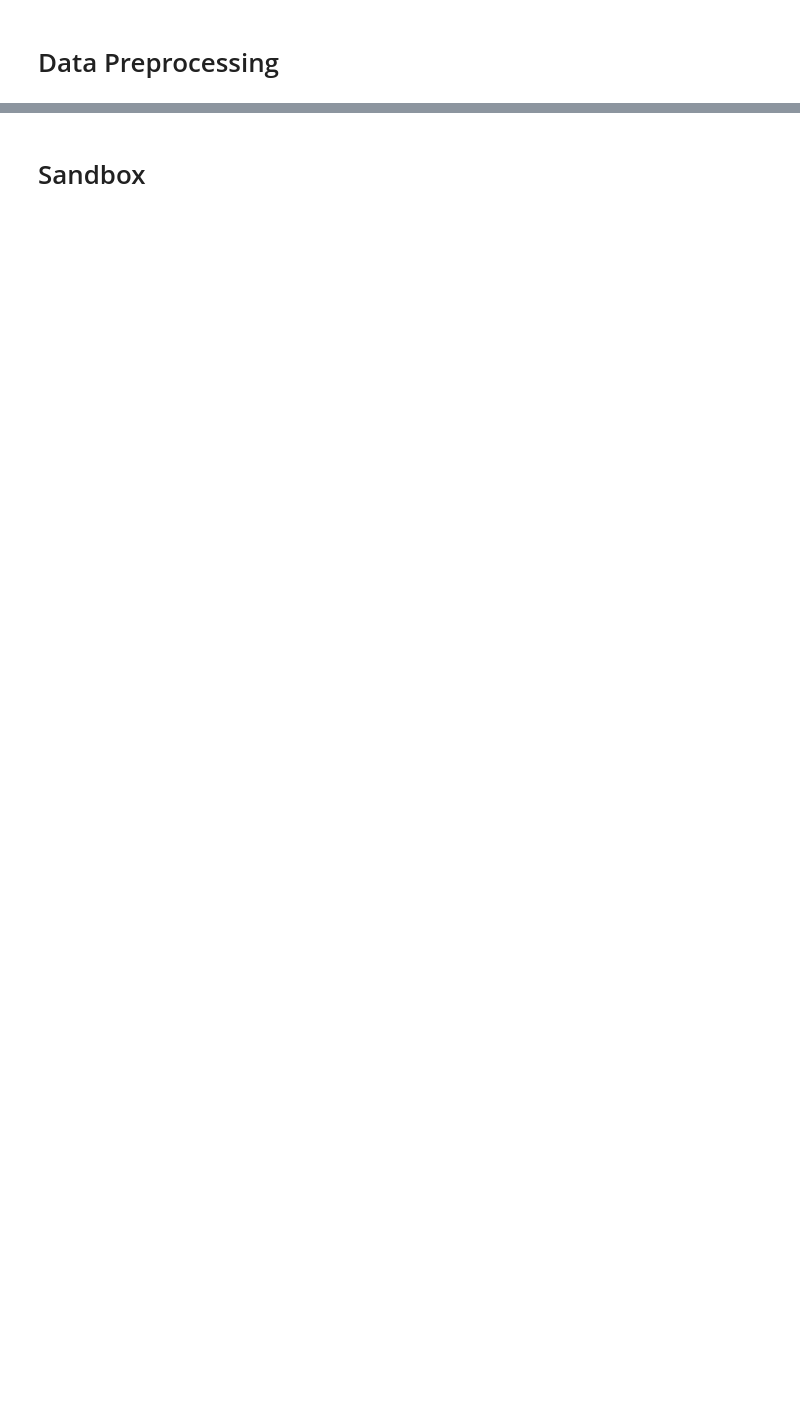
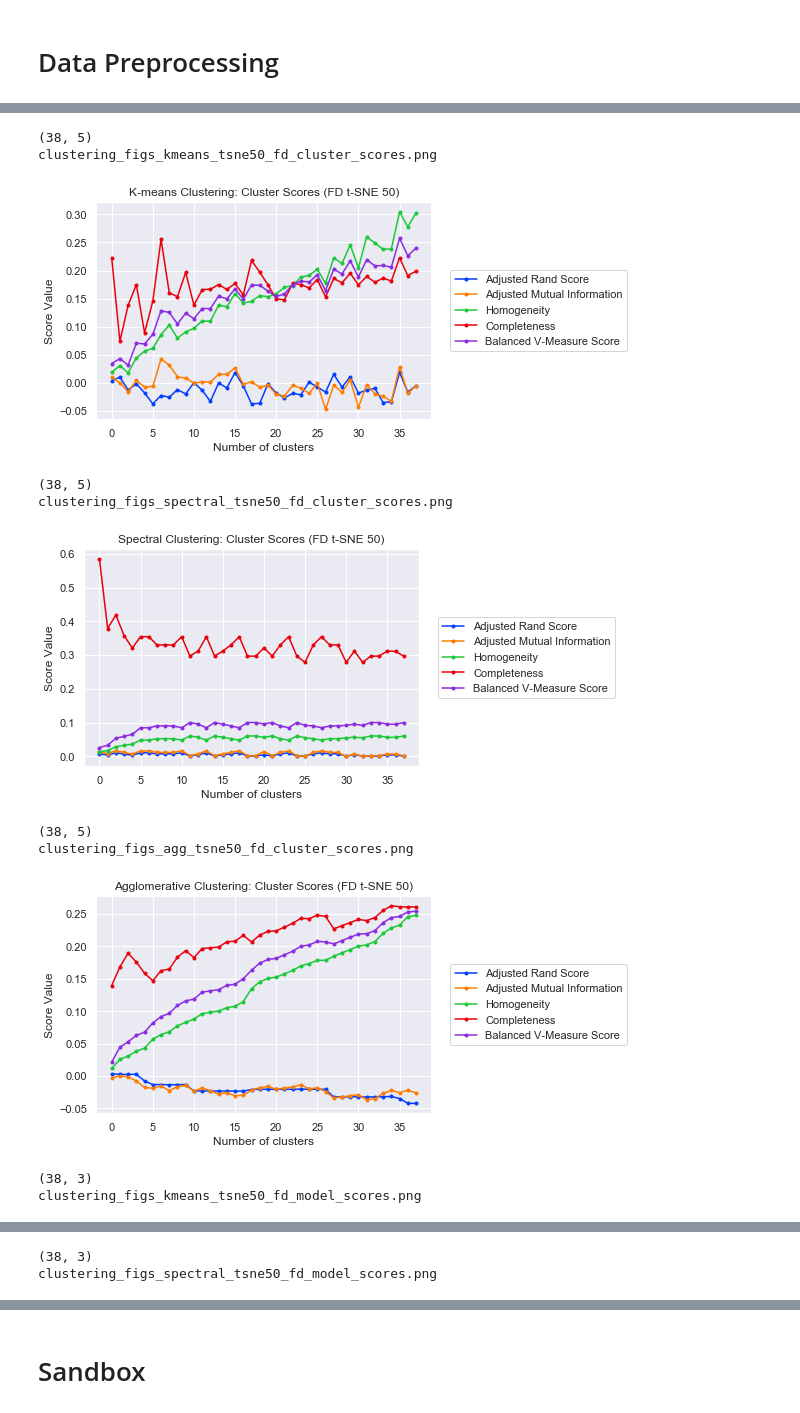
Before and after one commit to jmschabdach/markov-movement-correction, a Jupyter notebook: ml_code/ML.ipynb, the cells around one changed output, grey strips where cells are left out. Cells and saved outputs as stored; diff of their text form; code cells hidden in the pictures; blank space fills up the shorter version.

```diff
--- a/ml_code/ML.ipynb
+++ b/ml_code/ML.ipynb
@@ -340,0 +361,15 @@ def generateNN(): # lstm neural network
+# %%
+tsne_features = dim_redux.performTSNE(df_fd_dag, 50)
+performUnsupervisedKAnalysis(tsne_features, df_classes["SiteNum"].values, titleFeats="FD t-SNE 50", fnFeats="tsne50_fd")
+# %% [output]
+(38, 5)
+clustering_figs_kmeans_tsne50_fd_cluster_scores.png
+[figure, added]
+(38, 5)
+clustering_figs_spectral_tsne50_fd_cluster_scores.png
+[figure, added]
+(38, 5)
+clustering_figs_agg_tsne50_fd_cluster_scores.png
+[figure, added]
+(38, 3)
+clustering_figs_kmeans_tsne50_fd_model_scores.png
@@ -340,0 +377,2 @@ def generateNN(): # lstm neural network
+(38, 3)
+clustering_figs_spectral_tsne50_fd_model_scores.png
```
Also changed, not shown: parts of 64 cells of this notebook, 1 other file.
